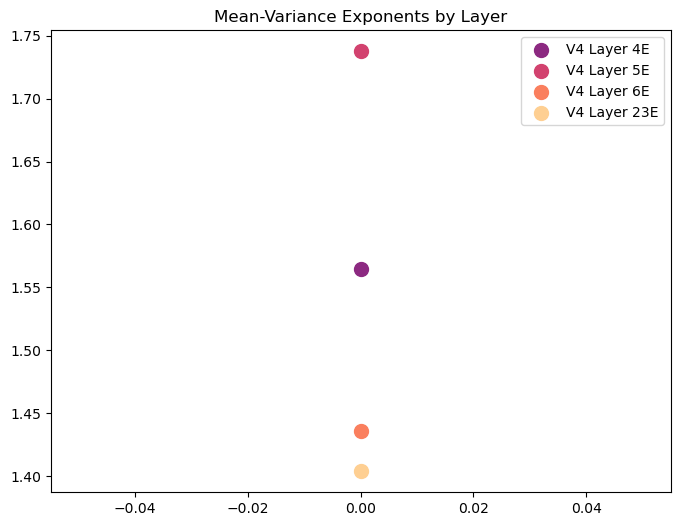
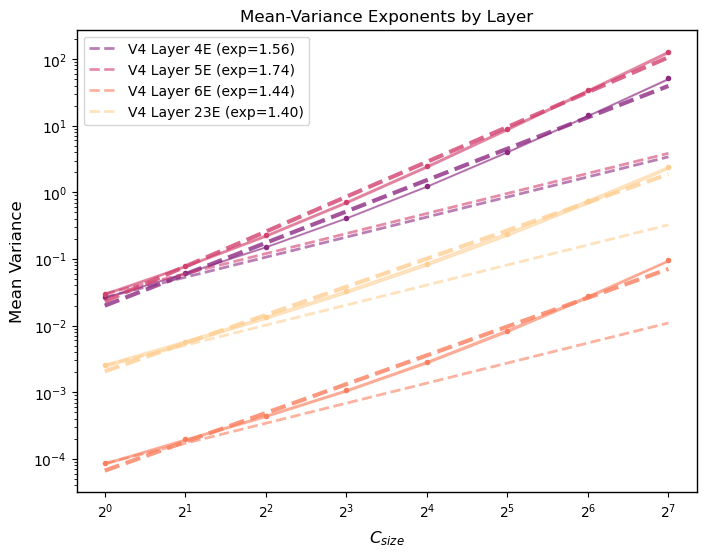
Code edit (unified diff) that turned the first committed figure into the second:
--- before
+++ after
@@ -19,15 +19,15 @@
         output_dict = pickle.load(f)
 
-    # Plotting mean-variance exponents
-    alphas[i] = output_dict["results"]["mean_variance"]['exponent']
-    ax2.scatter(0,alphas[i], color=colors[i], s=100, label=f'V4 Layer {pkl.split("-")[-1][:-4]}') 
-
+    # Save mean-variance exponents to insert in legend
+    alphas[i] = output_dict["results"]["mean_variance"]['exponent'] 
     # Plotting activity distributions
     prg.plot.plot_activity_distribution(output_dict["results"]["activity_distribution"], plot_kwargs={'color': colors[i]}, fill_kwargs={'color': colors[i]}, style_config=prg_params, ax=ax)
-
+    prg.plot.plot_mean_variance(output_dict["results"]["mean_variance"], plot_kwargs={'color':colors[i]}, fill_kwargs={'color':colors[i]}, style_config=prg_params, ax=ax2)
+ 
 
     # Handle legend labels externally for the mean-variance and activity distribution plots
     # Selecting the part of the string containing the layer index
     ax.get_lines()[-2].set_label(f'V4 Layer {pkl.split("-")[-1][:-4]}') 
+    ax2.get_lines()[-1].set_label(f'V4 Layer {pkl.split("-")[-1][:-4]} (exp={alphas[i]:.2f})')
 ax.legend()
 ax2.legend()

Commit: improved example notebooks